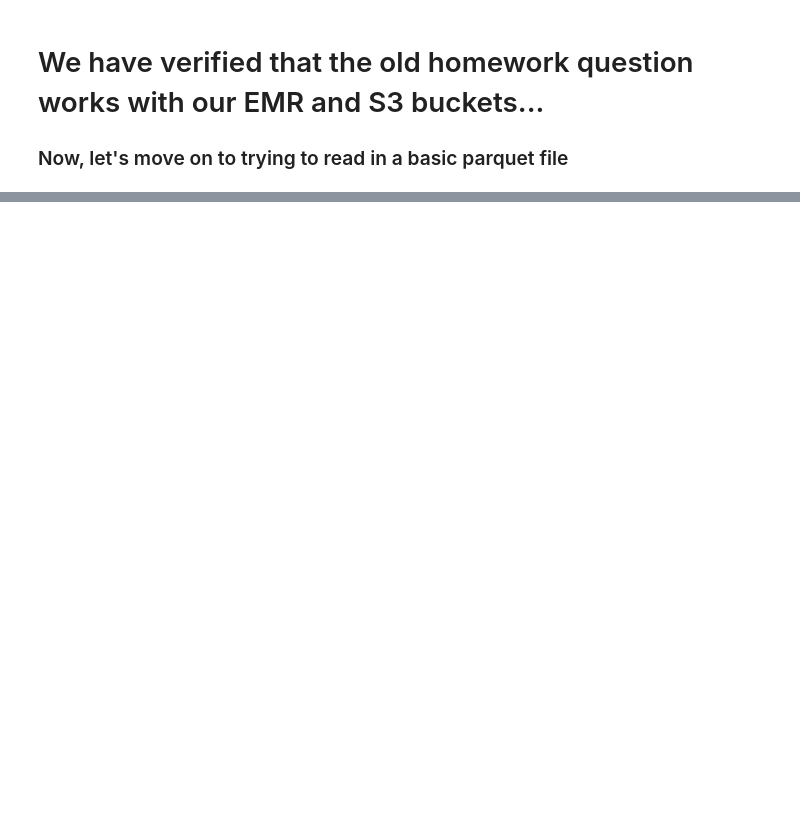
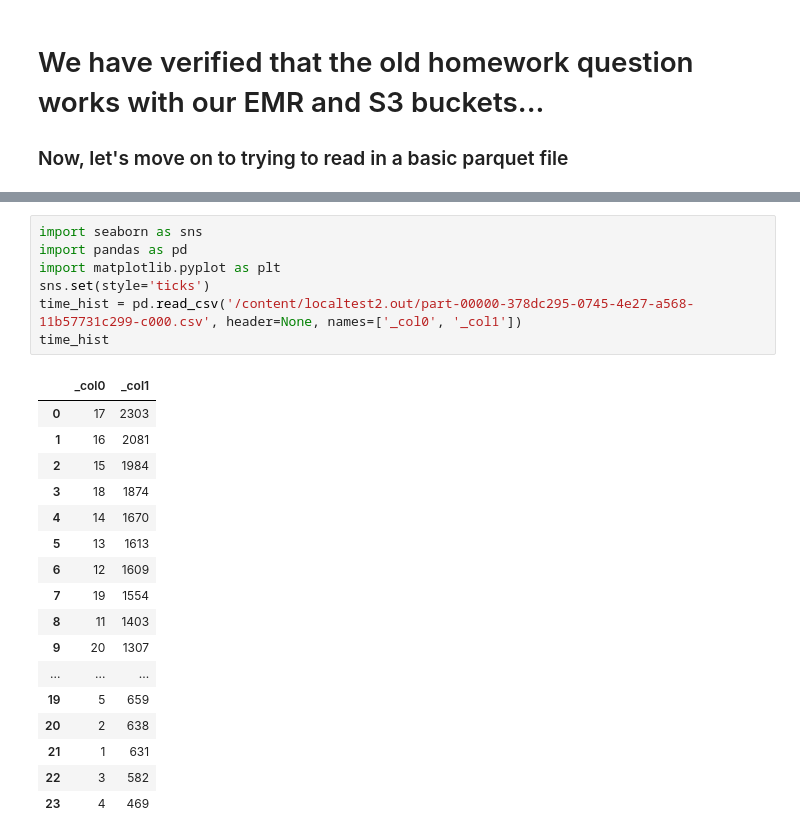
Before and after one commit to JoshScherer/Emergency-Response, a Jupyter notebook: FiguringOutSpark.ipynb, the cells around one changed output, grey strips where cells are left out. Cells and saved outputs as stored; diff of their text form; blank space fills up the shorter version.

```diff
--- a/FiguringOutSpark.ipynb
+++ b/FiguringOutSpark.ipynb
@@ -482,0 +436,25 @@ submit_job(app_name='emrtest3', pyfile_uri='s3://cs4266-finalproject-spark/emr-l
+# %%
+import seaborn as sns
+import pandas as pd
+import matplotlib.pyplot as plt
+sns.set(style='ticks')
+time_hist = pd.read_csv('/content/localtest2.out/part-00000-378dc295-0745-4e27-a568-11b57731c299-c000.csv', header=None, names=['_col0', '_col1'])
+time_hist
+# %% [output]
+|  | _col0 | _col1 |
+| 0 | 17 | 2303 |
+| 1 | 16 | 2081 |
+| 2 | 15 | 1984 |
+| 3 | 18 | 1874 |
+| 4 | 14 | 1670 |
+| 5 | 13 | 1613 |
+| 6 | 12 | 1609 |
+| 7 | 19 | 1554 |
+| 8 | 11 | 1403 |
+| 9 | 20 | 1307 |
+| ... | ... | ... |
+| 19 | 5 | 659 |
+| 20 | 2 | 638 |
+| 21 | 1 | 631 |
+| 22 | 3 | 582 |
+| 23 | 4 | 469 |
```
Also changed, not shown: parts of 48 cells of this notebook.
